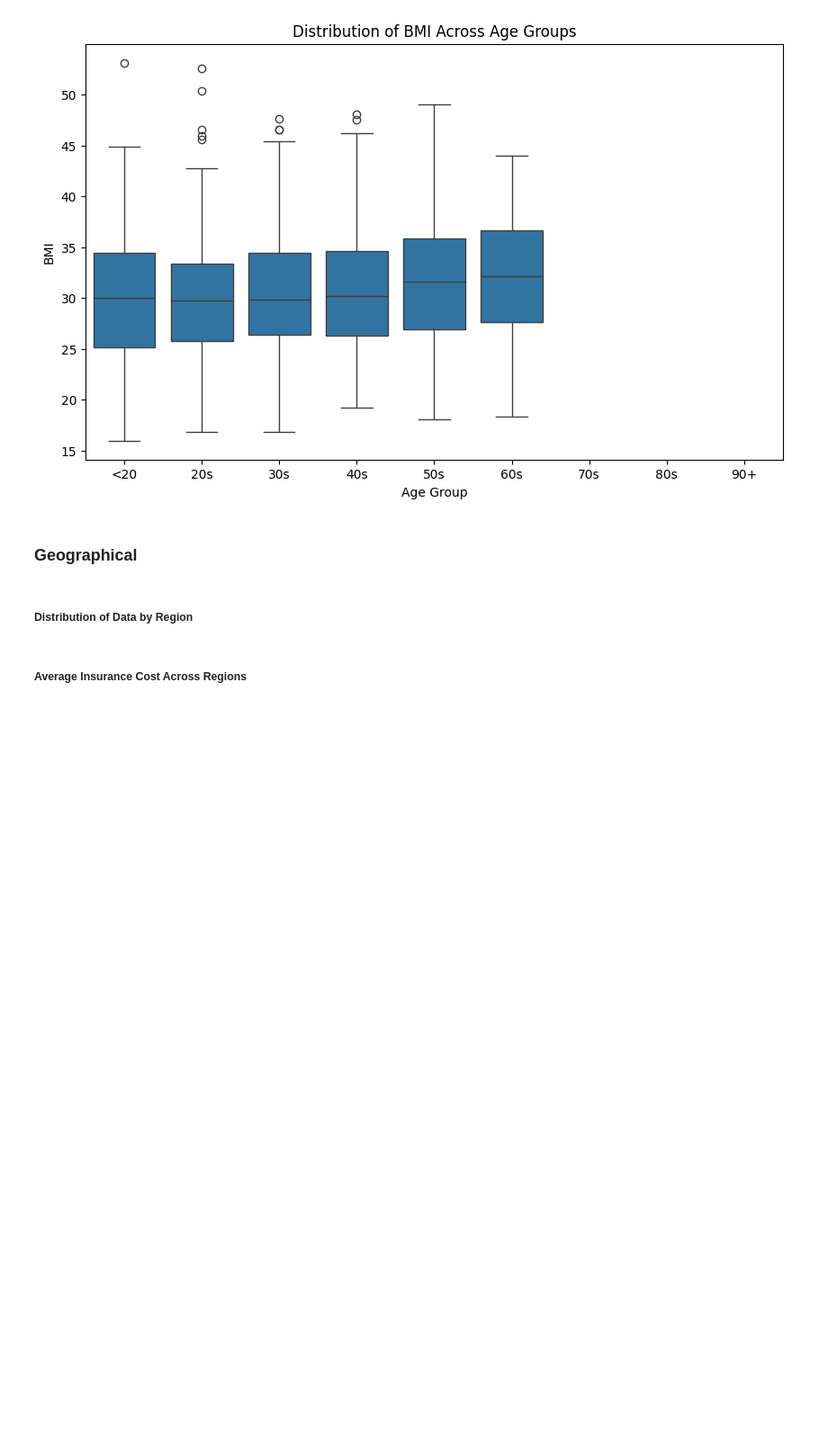
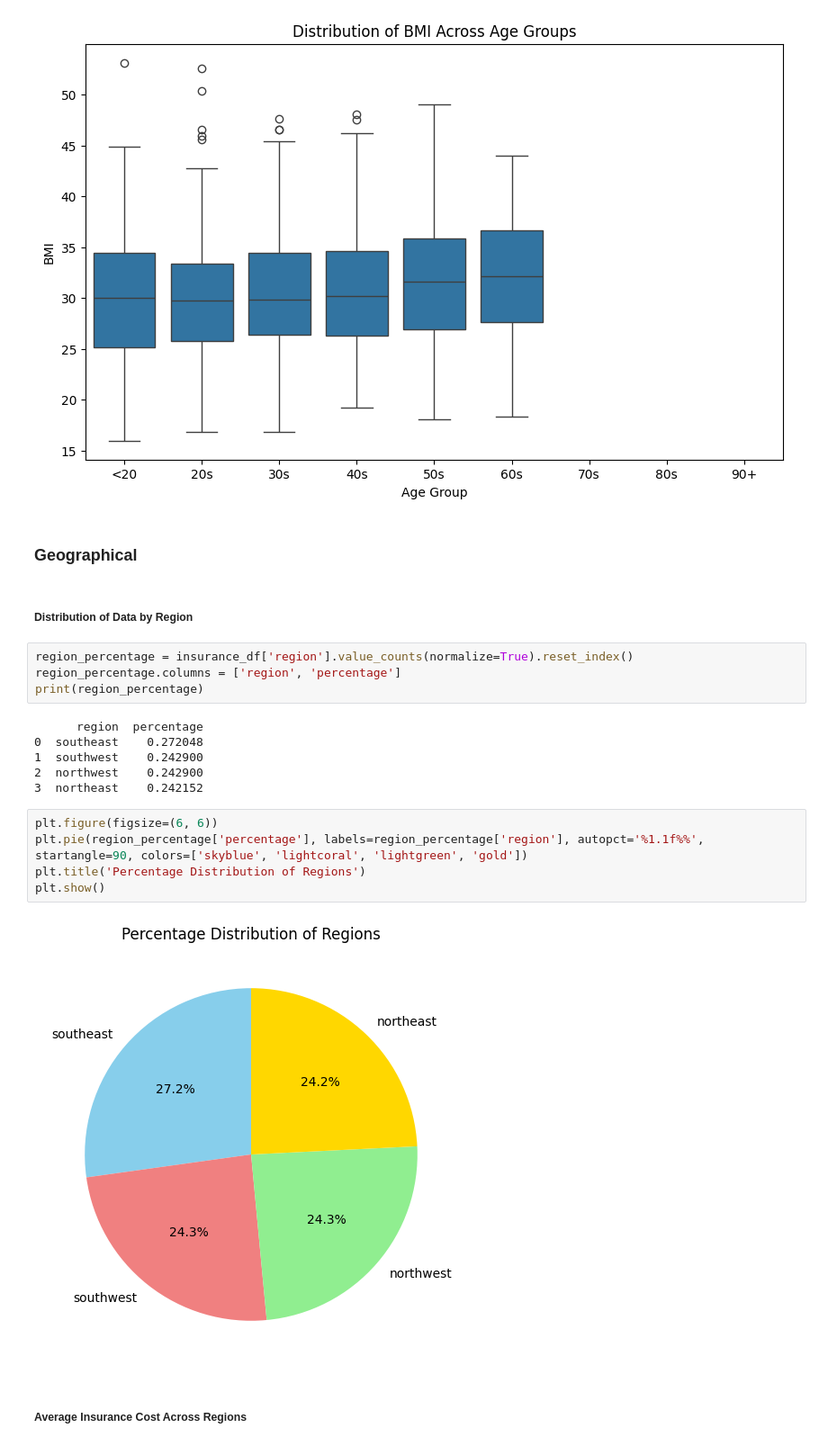
Before and after one commit to Evan-Roberts-808/U.S.-Medical-Insurance, a Jupyter notebook: us-medical-insurance-costs.ipynb, the cells around one changed output. Shown: that part at 90% size. Saved outputs shown, nothing was run; the diff lists cells and outputs as text; blank space fills up the shorter version.

Commit message:
finish adding feature analysis just need to add insurance cost analysis and write explanations, and findings

```diff
--- a/us-medical-insurance-costs.ipynb
+++ b/us-medical-insurance-costs.ipynb
@@ -103,5 +103,22 @@ plt.show()
 ### Geographical
 # %% [markdown]
 ##### Distribution of Data by Region
+# %%
+region_percentage = insurance_df['region'].value_counts(normalize=True).reset_index()
+region_percentage.columns = ['region', 'percentage']
+print(region_percentage)
+# %% [output]
+      region  percentage
+0  southeast    0.272048
+1  southwest    0.242900
+2  northwest    0.242900
+3  northeast    0.242152
+# %%
+plt.figure(figsize=(6, 6))
+plt.pie(region_percentage['percentage'], labels=region_percentage['region'], autopct='%1.1f%%', startangle=90, colors=['skyblue', 'lightcoral', 'lightgreen', 'gold'])
+plt.title('Percentage Distribution of Regions')
+plt.show()
+# %% [output]
+[figure, added]
 # %% [markdown]
 ##### Average Insurance Cost Across Regions
```
Also changed, not shown: parts of 15 cells of this notebook.
